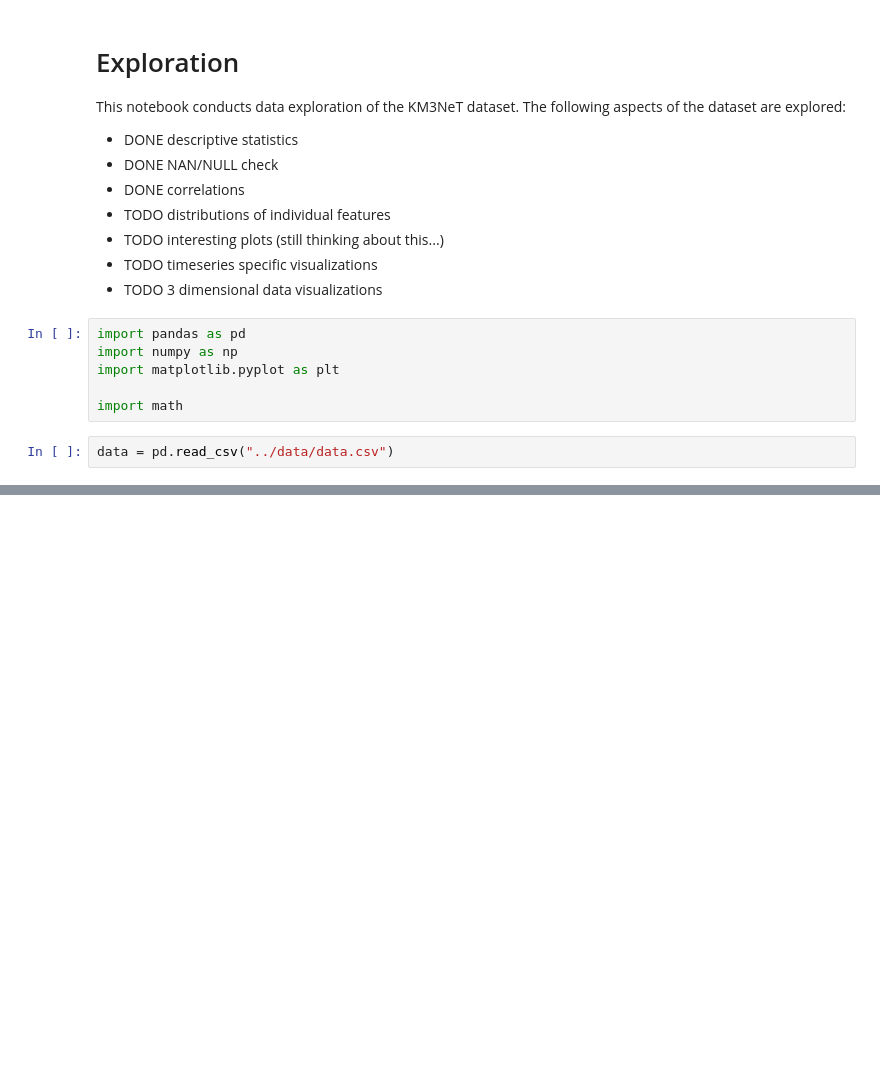
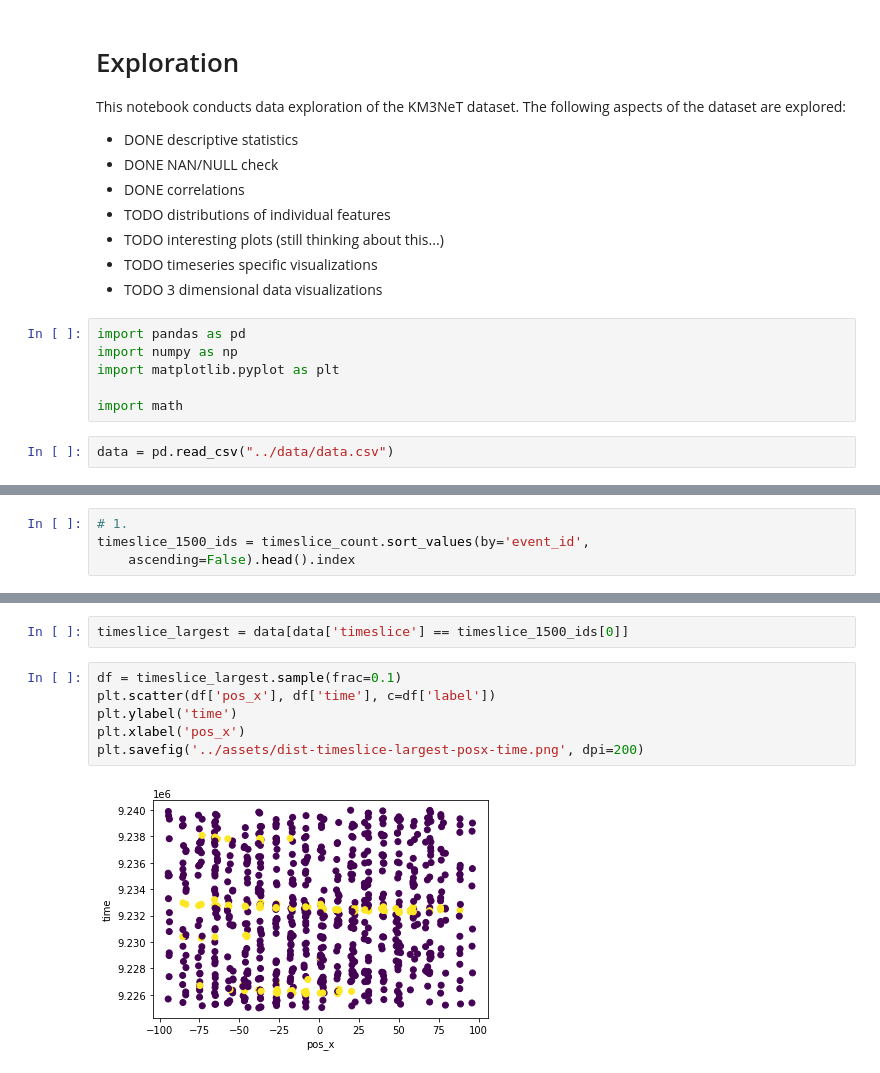
Before and after one commit to arumoy-shome/km3net, a Jupyter notebook: notebooks/exploration.ipynb, the cells around one changed output, grey strips where cells are left out. Drawn from its saved outputs; the diff is of its cells as text; blank space fills up the shorter version.

```diff
--- a/notebooks/exploration.ipynb
+++ b/notebooks/exploration.ipynb
@@ -103,0 +120,4 @@ data[['pos_x', 'pos_y', 'pos_z']].plot()
+# %%
+# 1.
+timeslice_1500_ids = timeslice_count.sort_values(by='event_id',
+    ascending=False).head().index
@@ -103,0 +152,10 @@ data[['pos_x', 'pos_y', 'pos_z']].plot()
+# %%
+timeslice_largest = data[data['timeslice'] == timeslice_1500_ids[0]]
+# %%
+df = timeslice_largest.sample(frac=0.1)
+plt.scatter(df['pos_x'], df['time'], c=df['label'])
+plt.ylabel('time')
+plt.xlabel('pos_x')
+plt.savefig('../assets/dist-timeslice-largest-posx-time.png', dpi=200)
+# %% [output]
+[figure, added]
```
Also changed, not shown: parts of 38 cells of this notebook, 1 other file.
